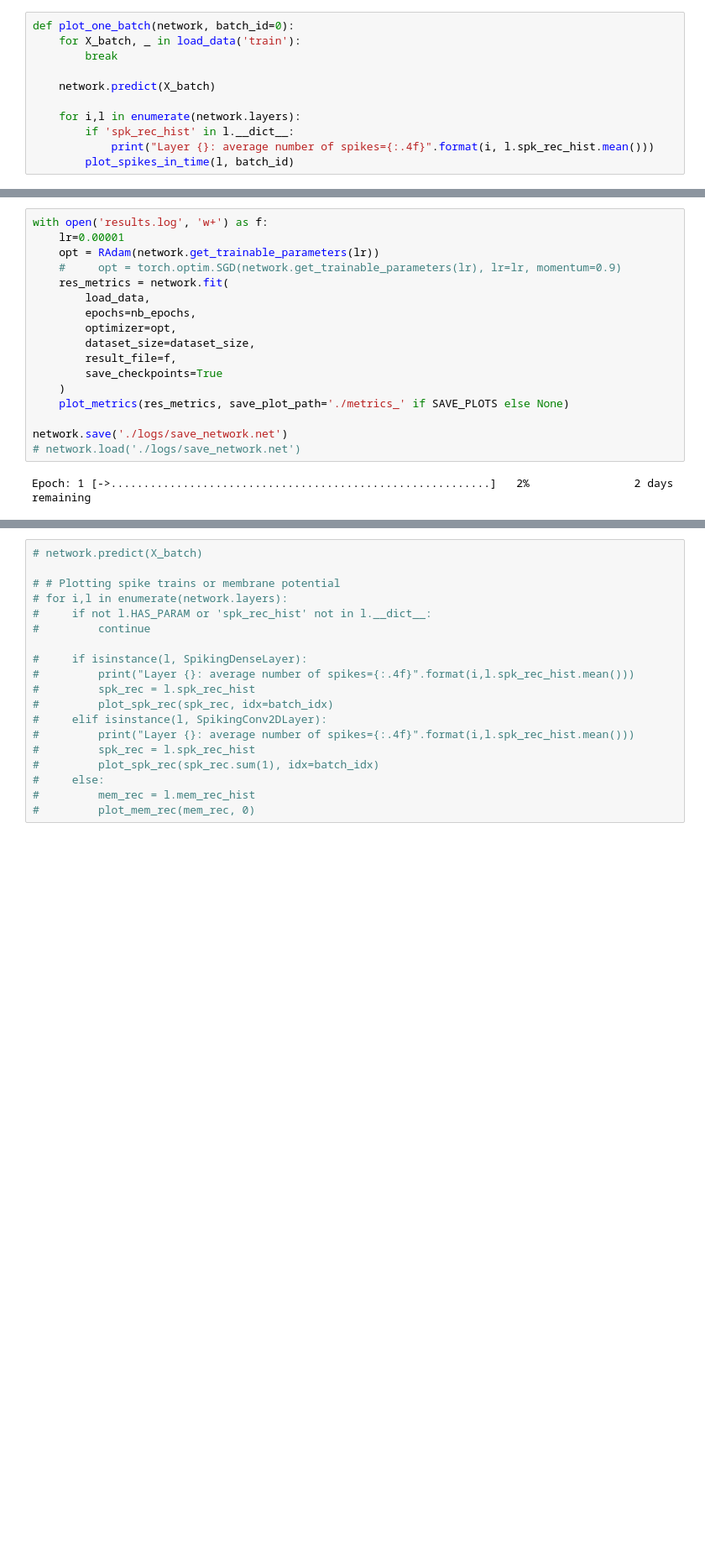
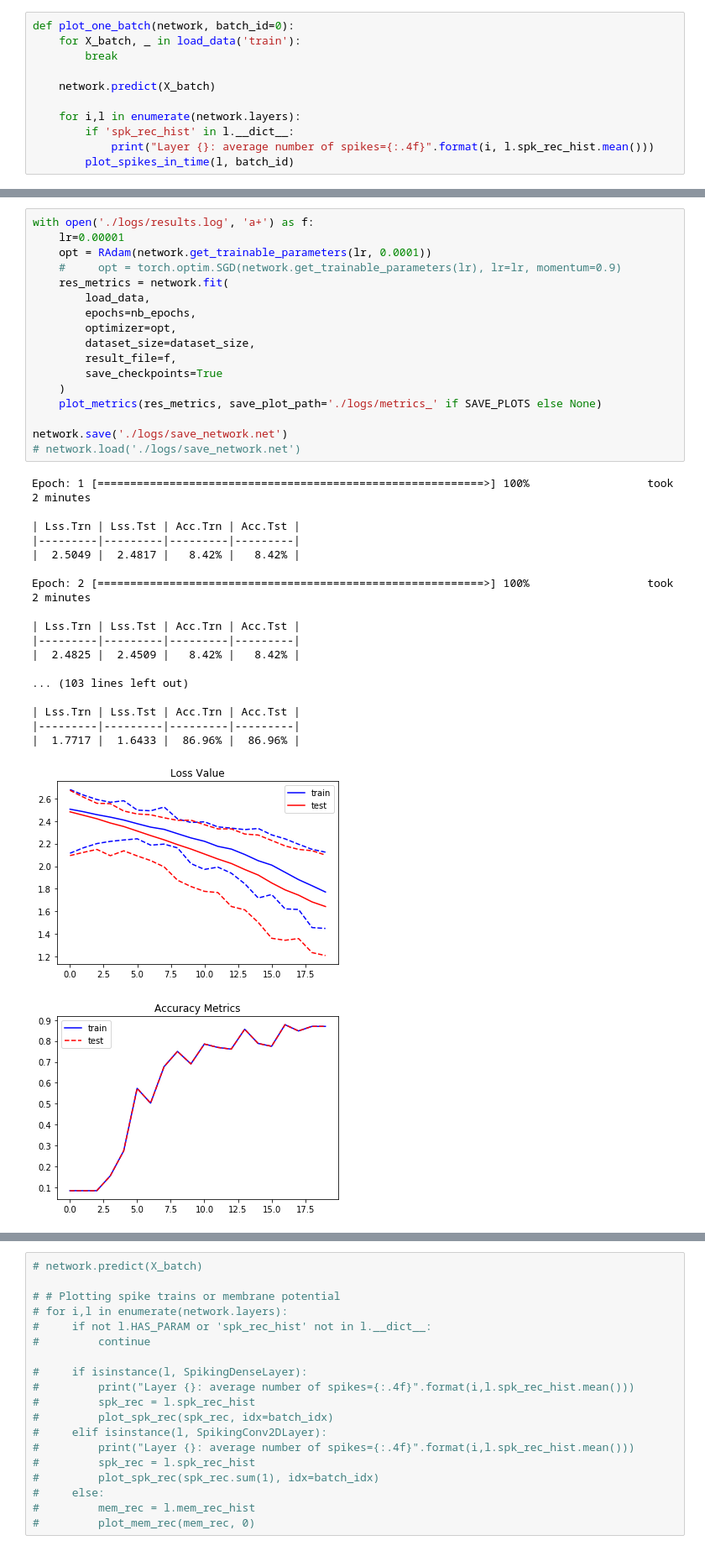
Before and after one commit to ArefMq/action-recognition-via-snn, a Jupyter notebook: S-CNN-DVS.ipynb, the cells around one changed output, grey strips where cells are left out. Shown at 84% size. Drawn from its saved outputs; the diff is of its cells as text; blank space fills up the shorter version.

```diff
--- a/S-CNN-DVS.ipynb
+++ b/S-CNN-DVS.ipynb
@@ -241,21 +239,39 @@ Layer 3: average number of spikes=0.3037
 ... (14 outputs left out)
 # %%
-with open('results.log', 'w+') as f:
+with open('./logs/results.log', 'a+') as f:
     lr=0.00001
-    opt = RAdam(network.get_trainable_parameters(lr))
+    opt = RAdam(network.get_trainable_parameters(lr, 0.0001))
     #     opt = torch.optim.SGD(network.get_trainable_parameters(lr), lr=lr, momentum=0.9)
     res_metrics = network.fit(
         load_data,
         epochs=nb_epochs,
         optimizer=opt,
         dataset_size=dataset_size,
         result_file=f,
         save_checkpoints=True
     )
-    plot_metrics(res_metrics, save_plot_path='./metrics_' if SAVE_PLOTS else None)
+    plot_metrics(res_metrics, save_plot_path='./logs/metrics_' if SAVE_PLOTS else None)
 
 network.save('./logs/save_network.net')
 # network.load('./logs/save_network.net')
 # %% [output]
-Epoch: 1 [->..........................................................]   2%                2 days remaining
+Epoch: 1 [===========================================================>] 100%                  took 2 minutes
+
+| Lss.Trn | Lss.Tst | Acc.Trn | Acc.Tst |
+|---------|---------|---------|---------|
+|  2.5049 |  2.4817 |   8.42% |   8.42% |
+
+Epoch: 2 [===========================================================>] 100%                  took 2 minutes
+
+| Lss.Trn | Lss.Tst | Acc.Trn | Acc.Tst |
+|---------|---------|---------|---------|
+|  2.4825 |  2.4509 |   8.42% |   8.42% |
+
+... (103 lines left out)
+
+| Lss.Trn | Lss.Tst | Acc.Trn | Acc.Tst |
+|---------|---------|---------|---------|
+|  1.7717 |  1.6433 |  86.96% |  86.96% |
+[figure, added]
+[figure, added]
 # %%
```
Also changed, not shown: parts of 10 cells of this notebook, 3 other files.
